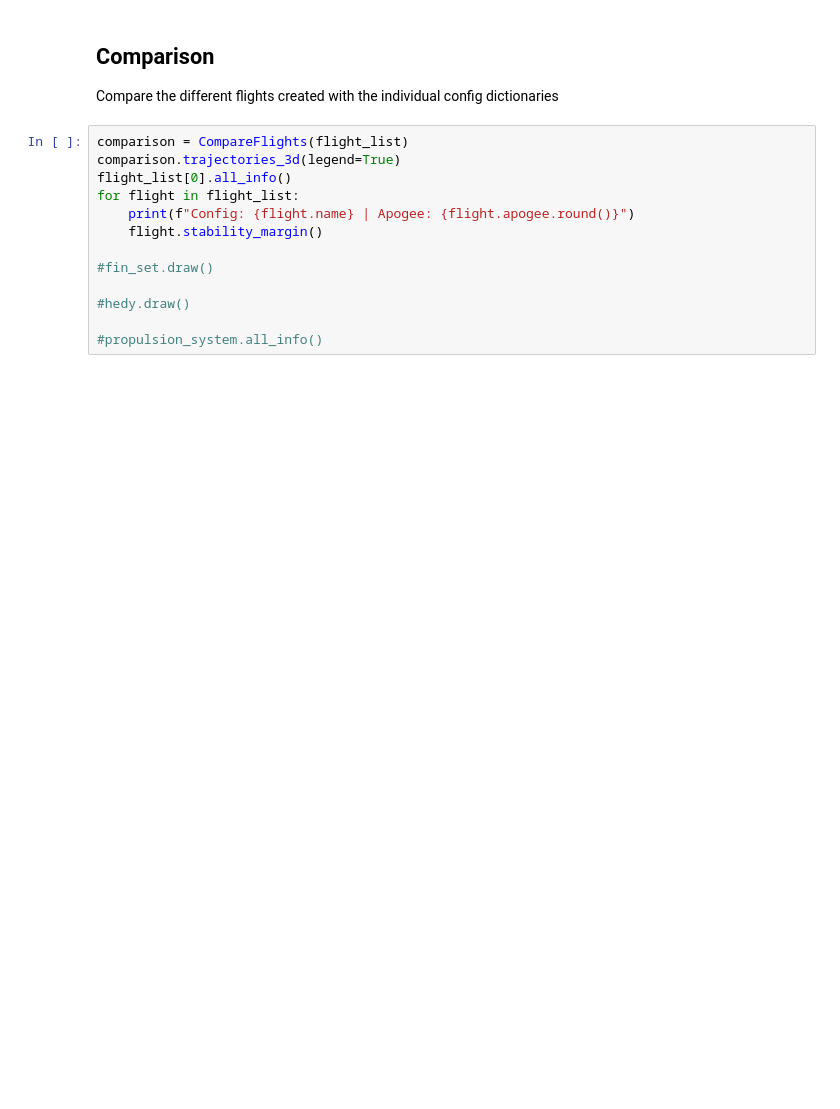
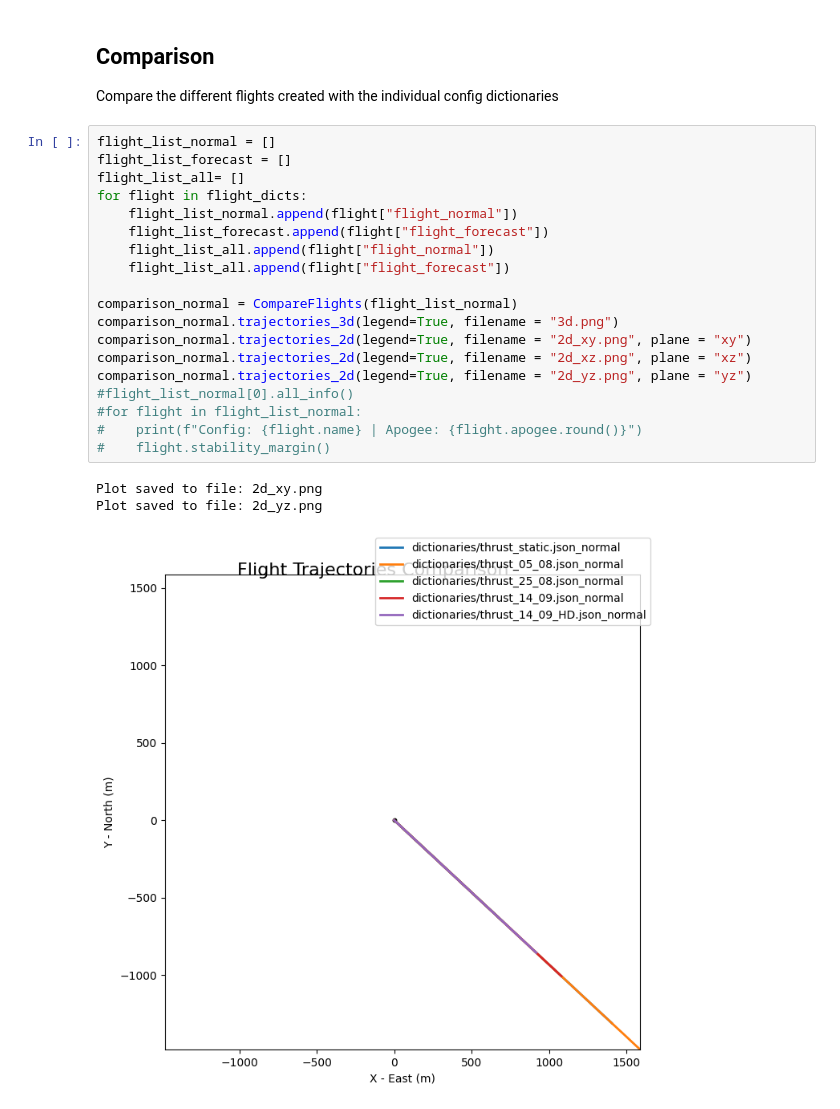
Before and after one commit to SpaceTeam/Lamarr_Flight_Simulation_RocketPy, a Jupyter notebook: Hedy_clippedDelta.ipynb, the cells around one changed output. Drawn from its saved outputs; the diff is of its cells as text; blank space fills up the shorter version.

```diff
--- a/Hedy_clippedDelta.ipynb
+++ b/Hedy_clippedDelta.ipynb
@@ -620,16 +657,26 @@ Aerodynamic Forces Plots
 ## Comparison
 
 Compare the different flights created with the individual config dictionaries
-# %%
-comparison = CompareFlights(flight_list)
-comparison.trajectories_3d(legend=True)
-flight_list[0].all_info()
-for flight in flight_list:
-    print(f"Config: {flight.name} | Apogee: {flight.apogee.round()}")
-    flight.stability_margin()
-
-#fin_set.draw()
-
-#hedy.draw()
-
-#propulsion_system.all_info()
+# %%
+flight_list_normal = []
+flight_list_forecast = []
+flight_list_all= []
+for flight in flight_dicts:
+    flight_list_normal.append(flight["flight_normal"])
+    flight_list_forecast.append(flight["flight_forecast"])
+    flight_list_all.append(flight["flight_normal"])
+    flight_list_all.append(flight["flight_forecast"])
+
+comparison_normal = CompareFlights(flight_list_normal)
+comparison_normal.trajectories_3d(legend=True, filename = "3d.png")
+comparison_normal.trajectories_2d(legend=True, filename = "2d_xy.png", plane = "xy")
+comparison_normal.trajectories_2d(legend=True, filename = "2d_xz.png", plane = "xz")
+comparison_normal.trajectories_2d(legend=True, filename = "2d_yz.png", plane = "yz")
+#flight_list_normal[0].all_info()
+#for flight in flight_list_normal:
+#    print(f"Config: {flight.name} | Apogee: {flight.apogee.round()}")
+#    flight.stability_margin()
+# %% [output]
+Plot saved to file: 2d_xy.png
+Plot saved to file: 2d_yz.png
+[figure, added]
```
Also changed, not shown: parts of 11 cells of this notebook, 22 other files.
